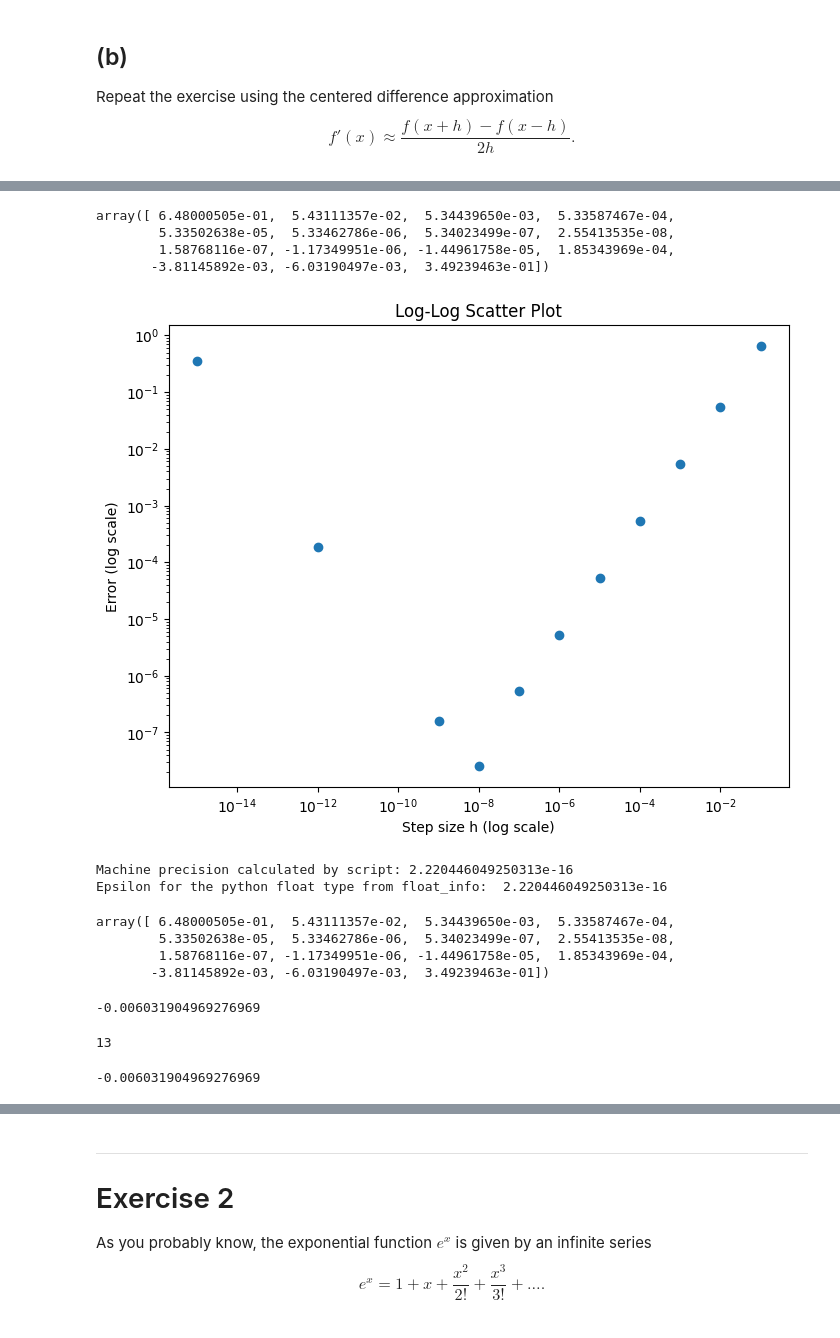
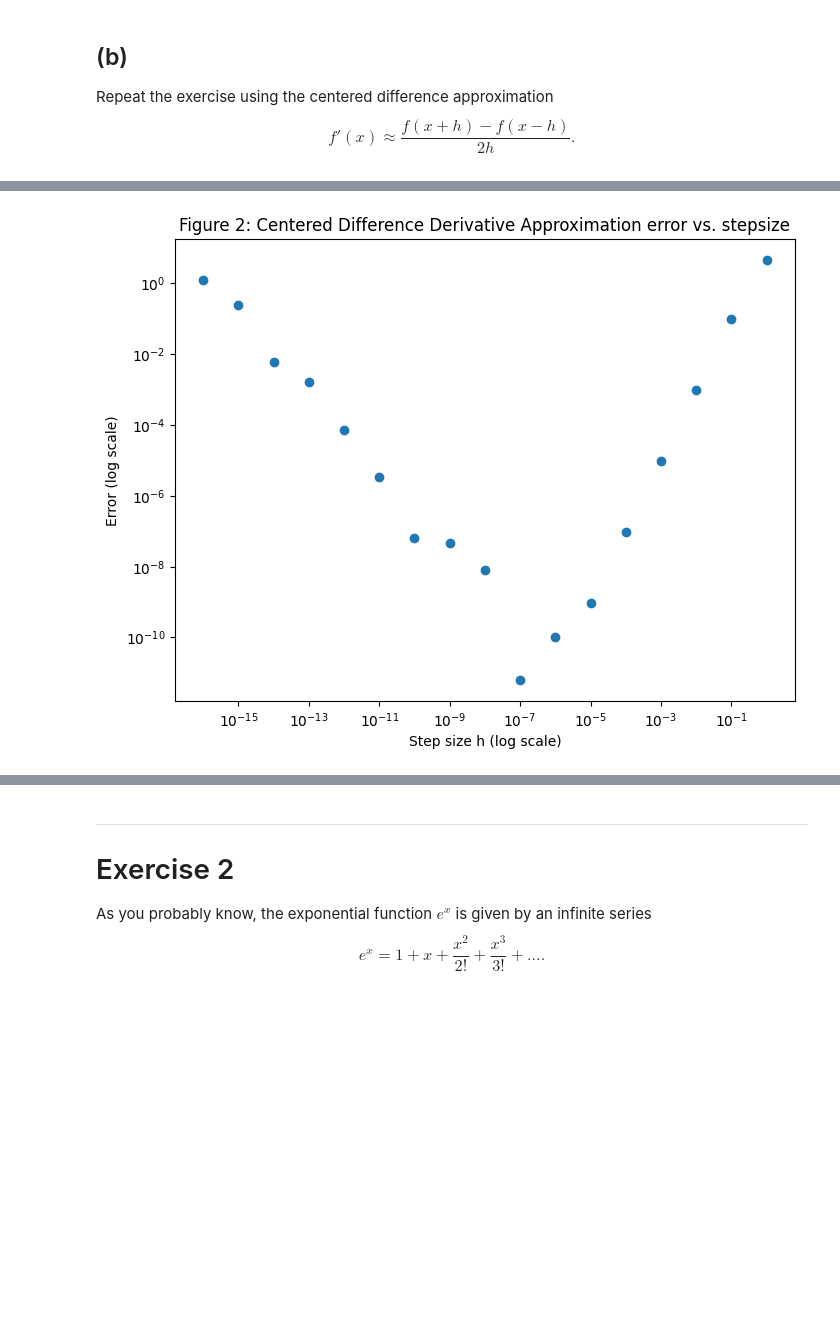
Before and after one commit to NitaiNijholt/NumericalAlgos, a Jupyter notebook: hw1_2023.ipynb, the cells around one changed output, grey strips where cells are left out. Drawn from its saved outputs; the diff is of its cells as text; code cells hidden in the pictures; blank space fills up the shorter version.

Commit message:
added interpretations and fixed some errors in excercise 1

```diff
--- a/hw1_2023.ipynb
+++ b/hw1_2023.ipynb
@@ -117,4 +128,4 @@ def DerivOfTan(x):
     return 1/np.cos(x)**2
 # %%
 # vector of step sizes
-list_of_h = [10**-k for k in range(1, 16)]
+list_of_h = [10**-k for k in range(0, 17)]
@@ -125 +132,12 @@ DerivOfTan(1)
+# %%
+def plot_error_vs_h(h_values, error_values, title):
+    """Utility function to plot error against h values."""
+    plt.figure(figsize=(8,6))
+    plt.scatter(h_values, error_values)
+    plt.yscale('log')
+    plt.xscale('log')
+    plt.title(title)
+    plt.xlabel('Step size h (log scale)')
+    plt.ylabel('Error (log scale)')
+    plt.show()
 # %%
@@ -242,12 +193,12 @@ $$ f'(x) \approx \frac{f(x+h) - f(x-h)}{2h} .$$
 
 def AproxDerivativeCenteredDiff(func, x, h):
     """Approximate the derivative of func at x using a step size of h."""
-    return (func(x+h) - func(x))/h
+    return (func(x+h) - func(x-h))/(2*h)
 # %%
 # setting up data for plotting
 x = 1
 
 
 analytical_result = DerivOfTan(x)
-aproximation_b = [AproxDerivativeCenteredDiff(tan, x, h) for h in list_of_h]
-error_b = aproximation_b - analytical_result
+aproximation_b = np.array([AproxDerivativeCenteredDiff(tan, x, h) for h in list_of_h])
+error_b = np.abs(aproximation_b - analytical_result)
@@ -276,54 +205,5 @@ aproximation_b
-# %%
-error_b
-# %% [output]
-array([ 6.48000505e-01,  5.43111357e-02,  5.34439650e-03,  5.33587467e-04,
-        5.33502638e-05,  5.33462786e-06,  5.34023499e-07,  2.55413535e-08,
-        1.58768116e-07, -1.17349951e-06, -1.44961758e-05,  1.85343969e-04,
-       -3.81145892e-03, -6.03190497e-03,  3.49239463e-01])
 # %%
 # plotting the results
-# plt.loglog(list_of_h, ground_truth, label="ground truth")
-
-plt.figure(figsize=(8,6))
-plt.scatter(list_of_h, error_b)
-plt.yscale('log')
-plt.xscale('log')
-plt.title('Log-Log Scatter Plot')
-plt.xlabel('Step size h (log scale)')
-plt.ylabel('Error (log scale)')
-plt.show()
+plot_error_vs_h(list_of_h, error_b, 'Figure 2: Centered Difference Derivative Approximation error vs. stepsize')
 # %% [output]
-[figure, old version]
+[figure, new version]
-# %%
-# calculate machine precision
-epsilon = 1.0
-while (1.0 + 0.5 * epsilon) != 1.0:
-    epsilon = 0.5 * epsilon
-
-machine_precision = epsilon
-print("Machine precision calculated by script:", machine_precision)
-print("Epsilon for the python float type from float_info: ", sys.float_info.epsilon)
-# %% [output]
-Machine precision calculated by script: 2.220446049250313e-16
-Epsilon for the python float type from float_info:  2.220446049250313e-16
-# %%
-error_b # Change error to error_b
-# %% [output]
-array([ 6.48000505e-01,  5.43111357e-02,  5.34439650e-03,  5.33587467e-04,
-        5.33502638e-05,  5.33462786e-06,  5.34023499e-07,  2.55413535e-08,
-        1.58768116e-07, -1.17349951e-06, -1.44961758e-05,  1.85343969e-04,
-       -3.81145892e-03, -6.03190497e-03,  3.49239463e-01])
-# %%
-min_error = np.min(error_b)
-min_error
-# %% [output]
--0.006031904969276969
-# %%
-index_of_min_error = np.argmin(error_b)
-index_of_min_error
-# %% [output]
-13
-# %%
-min_error
-# %% [output]
--0.006031904969276969
```
Also changed, not shown: parts of 28 cells of this notebook.
